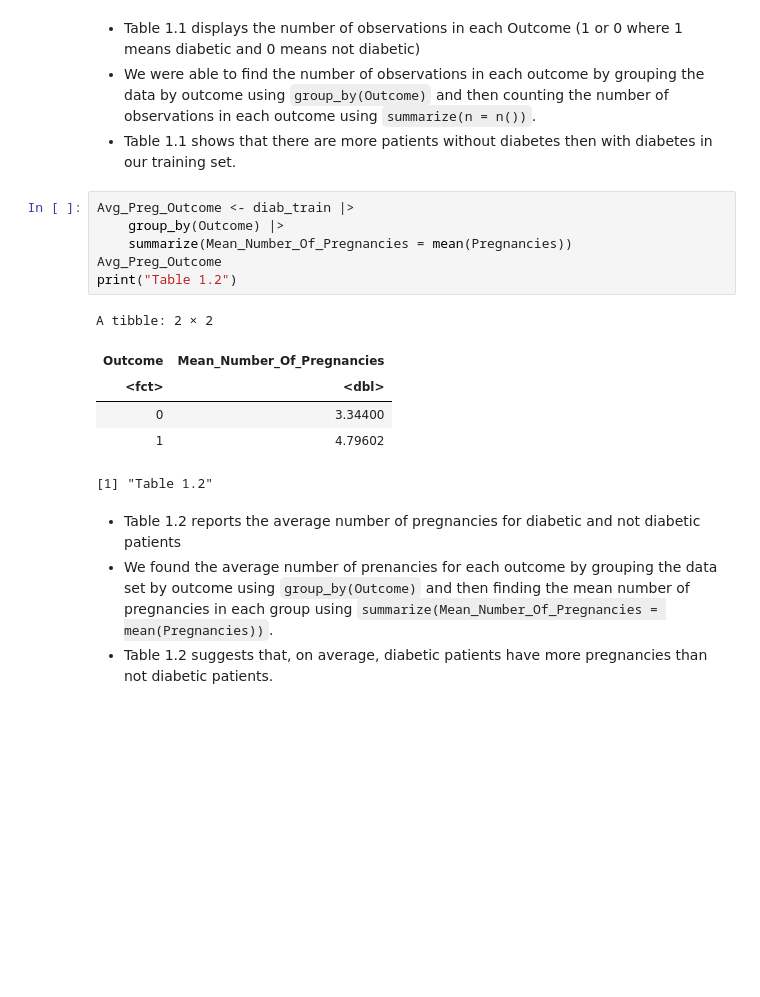
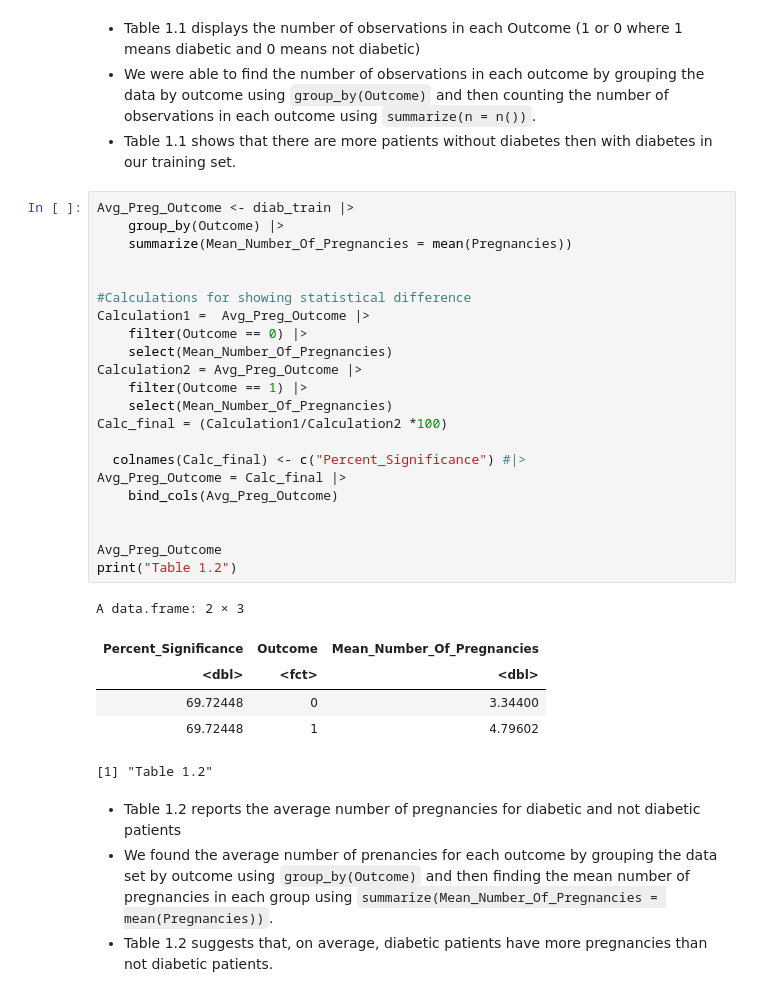
Before and after one commit to ArmanM101/Diabetes-Prediction-Model, a Jupyter notebook: Diabetes Proposal.ipynb, the cells around one changed output. Saved outputs shown, nothing was run; the diff lists cells and outputs as text; blank space fills up the shorter version.

Commit message:
Created Percent Significance columns for our variables
Do we need to include more variables in this pre-data analysis?

```diff
--- a/Diabetes Proposal.ipynb
+++ b/Diabetes Proposal.ipynb
@@ -115,15 +115,31 @@ A tibble: 2 × 2
 # %%
 Avg_Preg_Outcome <- diab_train |>
     group_by(Outcome) |>
     summarize(Mean_Number_Of_Pregnancies = mean(Pregnancies))
+
+
+#Calculations for showing statistical difference
+Calculation1 =  Avg_Preg_Outcome |>
+    filter(Outcome == 0) |>
+    select(Mean_Number_Of_Pregnancies)
+Calculation2 = Avg_Preg_Outcome |>
+    filter(Outcome == 1) |>
+    select(Mean_Number_Of_Pregnancies)
+Calc_final = (Calculation1/Calculation2 *100)
+
+  colnames(Calc_final) <- c("Percent_Significance") #|>
+Avg_Preg_Outcome = Calc_final |>
+    bind_cols(Avg_Preg_Outcome)
+
+
 Avg_Preg_Outcome
 print("Table 1.2")
 # %% [output]
-A tibble: 2 × 2
+A data.frame: 2 × 3
-| Outcome | Mean_Number_Of_Pregnancies |
-| <fct> | <dbl> |
-| 0 | 3.34400 |
-| 1 | 4.79602 |
+| Percent_Significance | Outcome | Mean_Number_Of_Pregnancies |
+| <dbl> | <fct> | <dbl> |
+| 69.72448 | 0 | 3.34400 |
+| 69.72448 | 1 | 4.79602 |
 [1] "Table 1.2"
 # %% [markdown]
 * Table 1.2 reports the average number of pregnancies for diabetic and not diabetic patients
```
Also changed, not shown: parts of 4 cells of this notebook.
